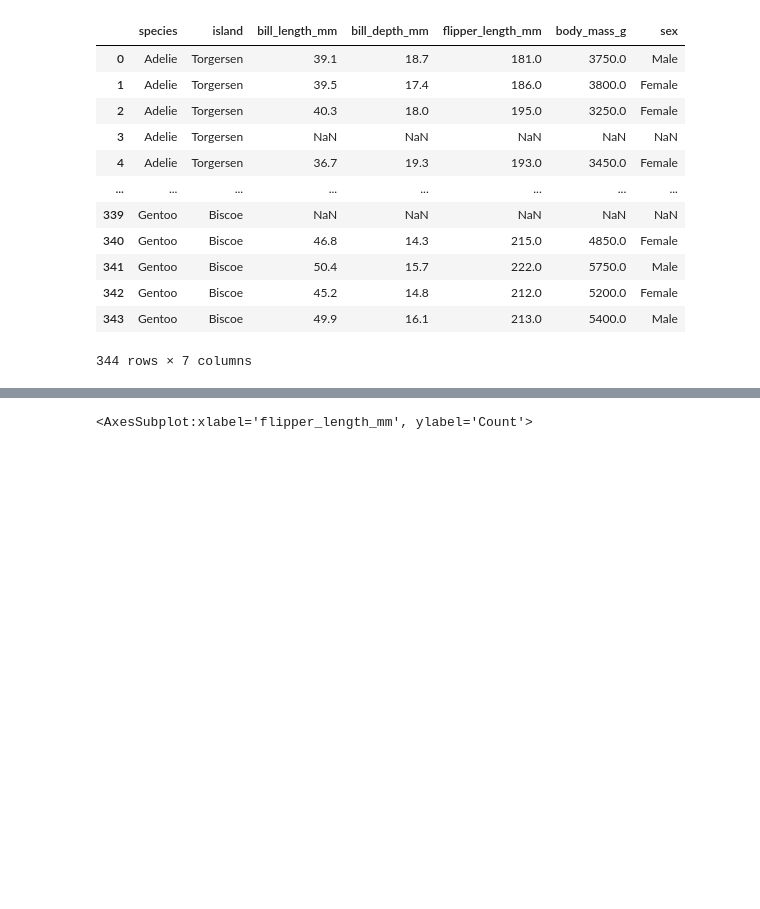
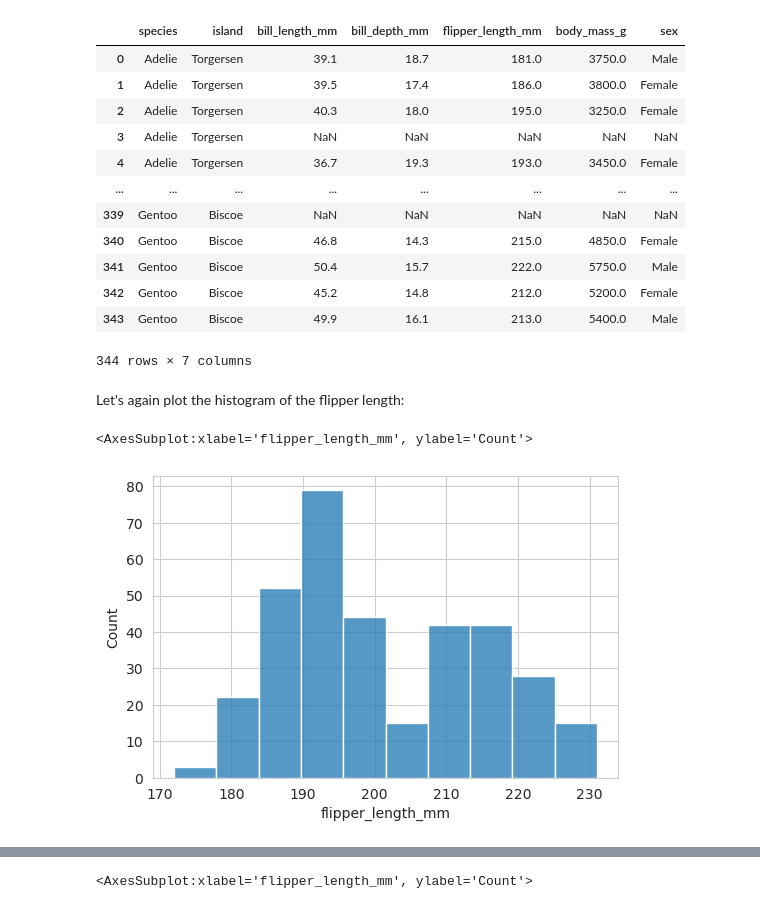
Before and after one commit to swing-research/pids_2023, a Jupyter notebook: Lecture_materials/S4/4_visualizing-distributions.ipynb, the cells around one changed output, grey strips where cells are left out. Drawn from its saved outputs; the diff is of its cells as text; code cells hidden in the pictures; blank space fills up the shorter version.

```diff
--- a/Lecture_materials/S4/4_visualizing-distributions.ipynb
+++ b/Lecture_materials/S4/4_visualizing-distributions.ipynb
@@ -55,3 +26,10 @@ penguins
 | 342 | Gentoo | Biscoe | 45.2 | 14.8 | 212.0 | 5200.0 | Female |
 | 343 | Gentoo | Biscoe | 49.9 | 16.1 | 213.0 | 5400.0 | Male |
 344 rows × 7 columns
+# %% [markdown]
+Let's again plot the histogram of the flipper length:
+# %%
+sns.histplot(data=penguins, x="flipper_length_mm")
+# %% [output]
+<AxesSubplot:xlabel='flipper_length_mm', ylabel='Count'>
+[figure, added]
```
Also changed, not shown: parts of 30 cells of this notebook, 1 other file.
